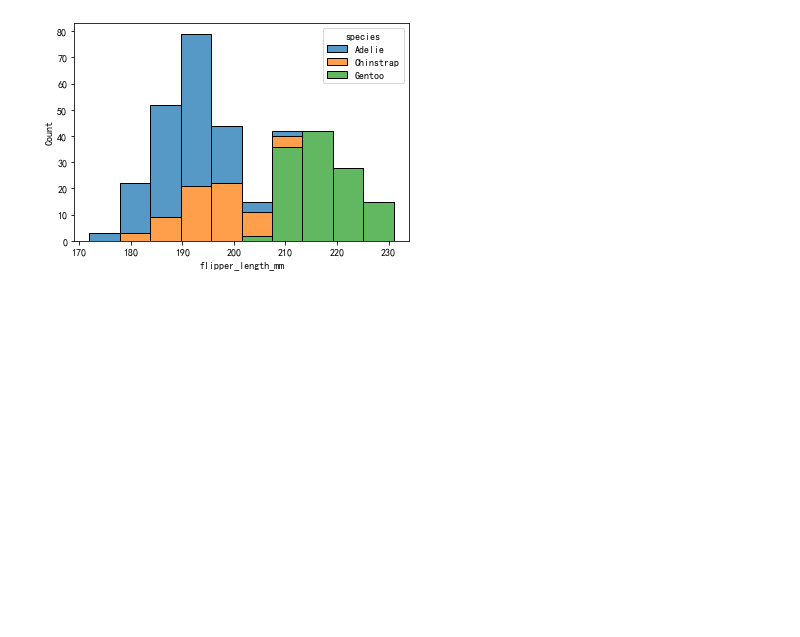
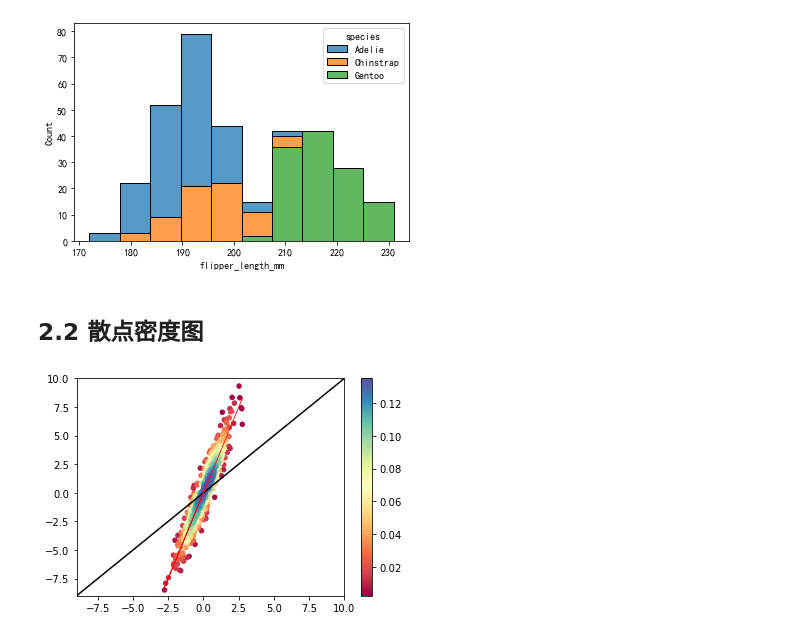
Before and after one commit to whpldgs/tec, a Jupyter notebook: matplotlib_tec.ipynb, the cells around one changed output. Drawn from its saved outputs; the diff is of its cells as text; code cells hidden in the pictures; blank space fills up the shorter version.

```diff
--- a/matplotlib_tec.ipynb
+++ b/matplotlib_tec.ipynb
@@ -180,3 +180,49 @@ sns.histplot(data=penguins, x="flipper_length_mm", hue="species",multiple='stack
 # %% [output]
 <AxesSubplot:xlabel='flipper_length_mm', ylabel='Count'>
 [figure]
+# %% [markdown]
+## 2.2 散点密度图
+# %%
+from statistics import mean
+import numpy as np
+import matplotlib.pyplot as plt
+from scipy.stats import gaussian_kde
+from matplotlib.colors import LogNorm
+from math import ceil
+
+def best_fit_slope_and_intercept(xs, ys):
+    m = ((mean(xs)*mean(ys)) - mean(xs*ys)) / ((mean(xs)*mean(ys)) - (mean(xs*xs)))
+    b = mean(ys) - m*mean(xs)
+
+    return m, b
+
+# Generate fake data
+x = np.random.normal(size=500)
+y = x * 3 + np.random.normal(size=500)
+
+# Calculate the point density
+xy = np.vstack([x,y])
+z = gaussian_kde(xy)(xy)
+# Sort the points by density, so that the densest points are plotted last
+idx = z.argsort()
+x, y, z = x[idx], y[idx], z[idx]
+
+m, b = best_fit_slope_and_intercept(x, y)
+regression_line = []
+for a in x:
+    regression_line.append((m*a)+b)
+
+newtb = np.hstack((x, y))
+mintb, maxtb = ceil(min(newtb))-1, ceil(max(newtb))
+aa, bb = [mintb, maxtb], [mintb, maxtb]
+
+fig, ax = plt.subplots()
+plt.plot(aa, bb,'black',lw=1.5)  # 画的1:1线，线的颜色为black，线宽为0.8
+plt.scatter(x, y, c=z,  s=20,cmap='Spectral')
+plt.plot(x, regression_line, 'red', lw=0.8)
+ax.set_xlim(mintb,maxtb)
+ax.set_ylim(mintb,maxtb)
+plt.colorbar()
+plt.show()
+# %% [output]
+[figure, added]
```
Also changed, not shown: 1 other file.
